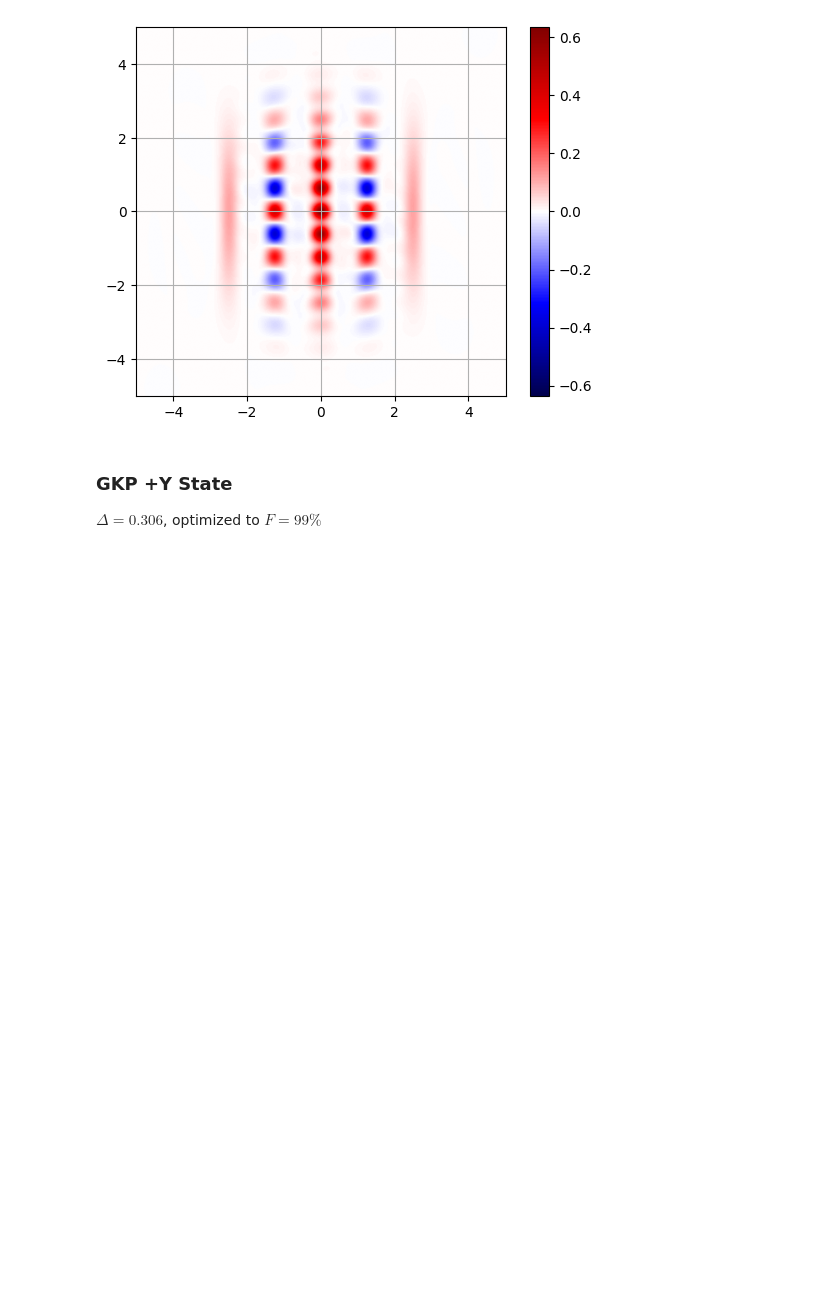
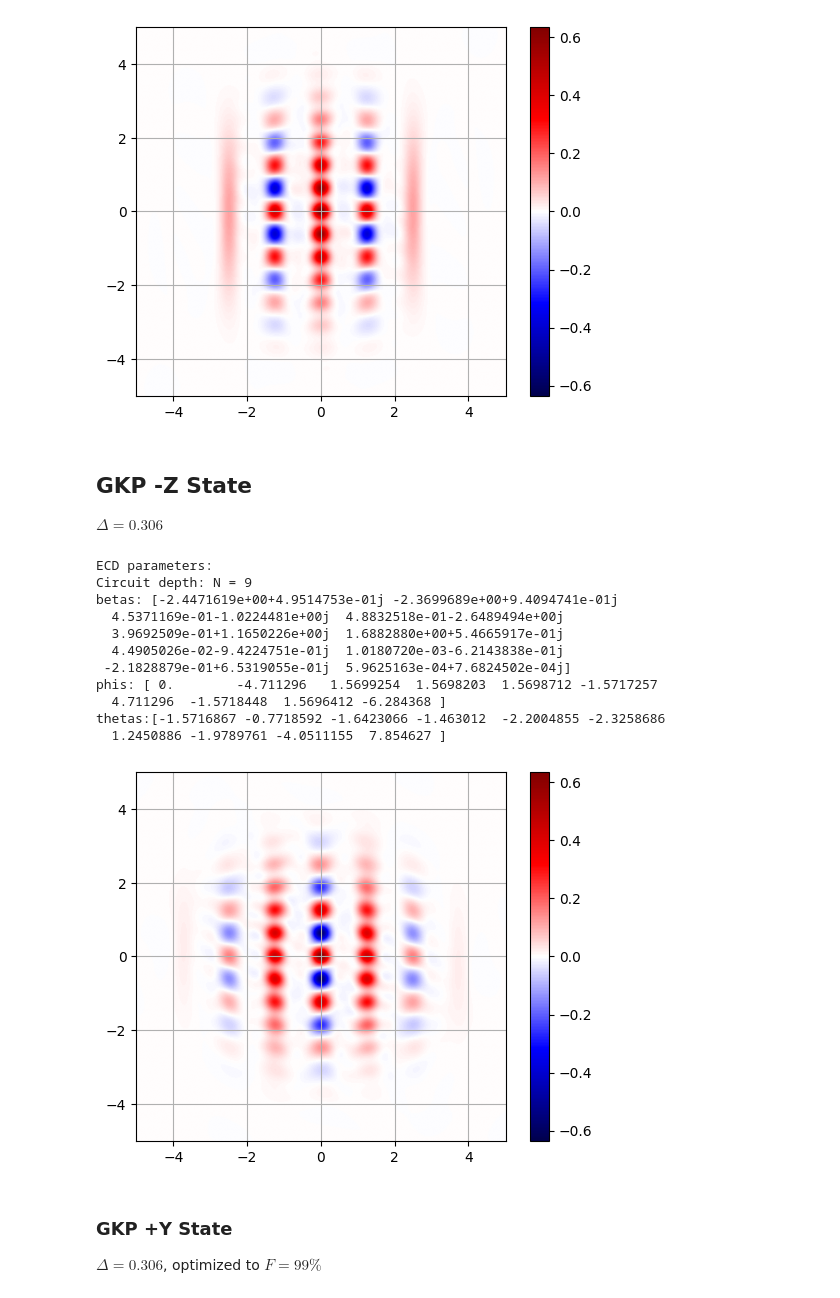
Before and after one commit to TheSQuaD-IQ/ECD_control, a Jupyter notebook: examples/ECD_state_prep_examples.ipynb, the cells around one changed output. Cells and saved outputs as stored; diff of their text form; code cells hidden in the pictures; blank space fills up the shorter version.

Commit message:
implemented GKP square states from the Hamiltonian. Ready for optimization

```diff
--- a/examples/ECD_state_prep_examples.ipynb
+++ b/examples/ECD_state_prep_examples.ipynb
@@ -63,6 +63,25 @@ phis: [ 0.0000000e+00  1.5708030e+00 -1.5708077e+00 -1.5708636e+00
 thetas:[ 1.5707824  -0.94528544  2.242129   -1.8487303   2.3272734  -1.1924248
   2.0623205   2.4493968   1.6041665   4.7123394 ]
 [figure]
+# %% [markdown]
+## GKP -Z State
+$\Delta = 0.306$
+# %%
+filename = '../ECD_control/ECD_circuits/state_prep/GKP_states/GKP_minus_Z_delta_0.306_F_99.npz'
+circuit_sim(filename, N=150)
+# %% [output]
+ECD parameters:
+Circuit depth: N = 9
+betas: [-2.4471619e+00+4.9514753e-01j -2.3699689e+00+9.4094741e-01j
+  4.5371169e-01-1.0224481e+00j  4.8832518e-01-2.6489494e+00j
+  3.9692509e-01+1.1650226e+00j  1.6882880e+00+5.4665917e-01j
+  4.4905026e-02-9.4224751e-01j  1.0180720e-03-6.2143838e-01j
+ -2.1828879e-01+6.5319055e-01j  5.9625163e-04+7.6824502e-04j]
+phis: [ 0.        -4.711296   1.5699254  1.5698203  1.5698712 -1.5717257
+  4.711296  -1.5718448  1.5696412 -6.284368 ]
+thetas:[-1.5716867 -0.7718592 -1.6423066 -1.463012  -2.2004855 -2.3258686
+  1.2450886 -1.9789761 -4.0511155  7.854627 ]
+[figure, added]
 # %% [markdown]
 ### GKP +Y State
 $\Delta = 0.306$, optimized to $F = 99\%$
```
Also changed, not shown: 3 other files.
